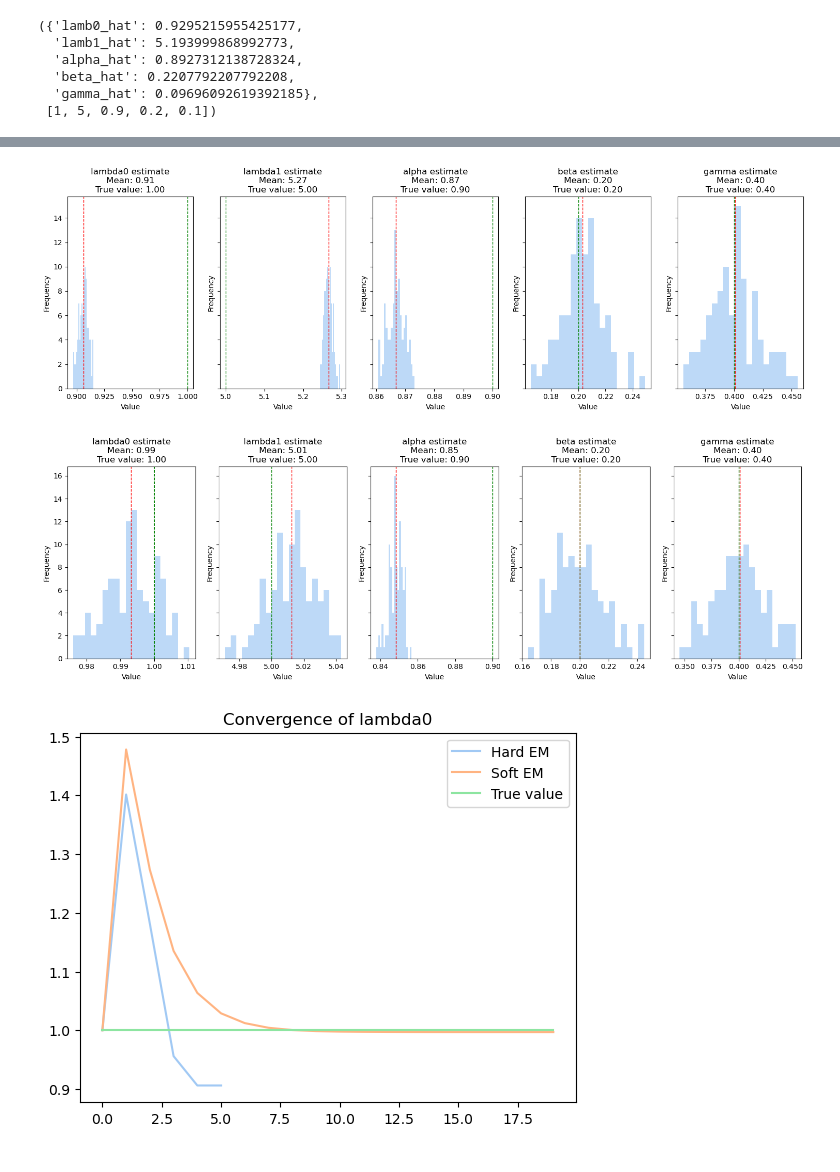
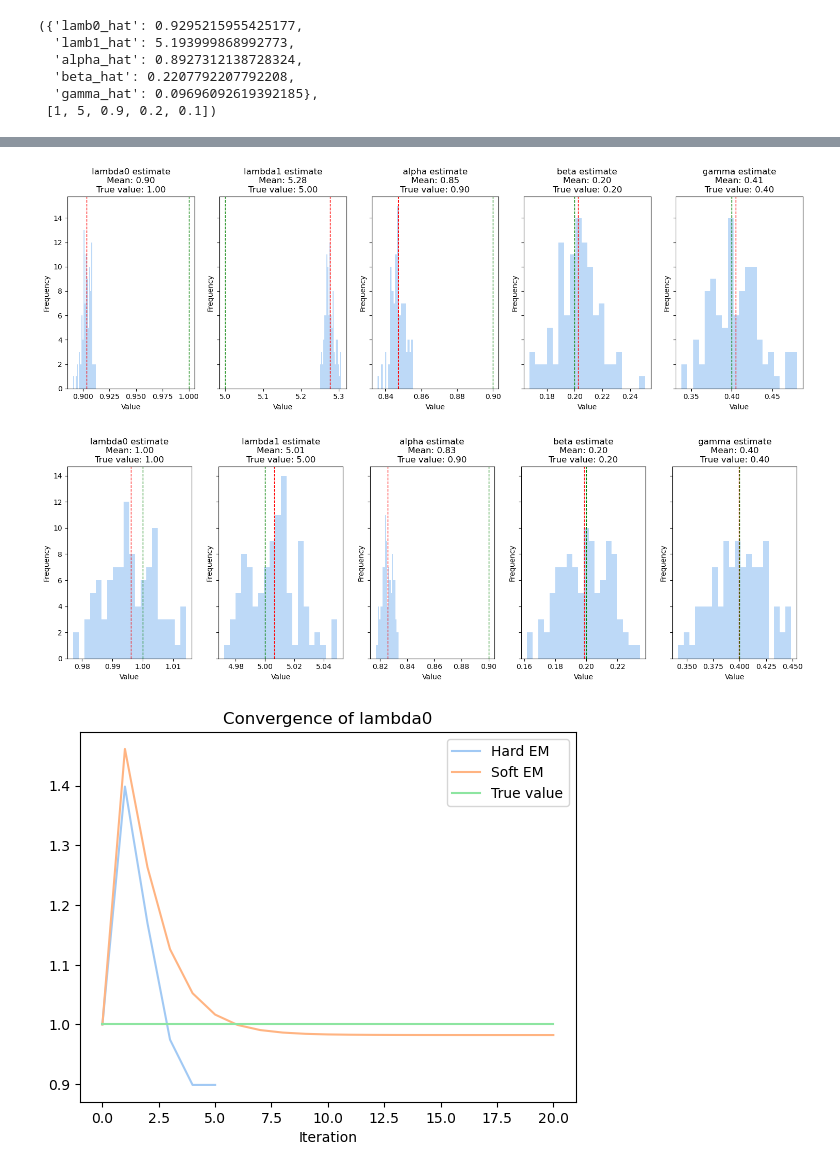
Before and after one commit to otto-groen-roepstorff/modcomp-project, a Jupyter notebook: code/master.ipynb, the cells around one changed output, grey strips where cells are left out. Drawn from its saved outputs; the diff is of its cells as text; code cells hidden in the pictures.

```diff
--- a/code/master.ipynb
+++ b/code/master.ipynb
@@ -218,7 +218,7 @@ class Markov_model:
 
         #Finding first T-1 messages
         for i in range(1, self.T-1):
-            delta_Mi_to_Nij[i] = np.einsum("c, cZ -> Z", self.delta_Li_to_Mi[i] * self.delta_Li_to_Mi_plus[i], self.Z_given_C)
+            delta_Mi_to_Nij[i] = np.einsum("c, cZ -> Z", self.delta_Li_to_Mi[i] * self.delta_Li_to_Mi_plus[i-1], self.Z_given_C)
             #delta_Mi_to_Nij[i] = np.einsum("c, cZ -> Z", self.delta_Li_to_Mi[i], self.Z_given_C)
 
         #Finding last message
@@ -1120,7 +1120,7 @@ for i in range(N_rep):
 
 plot_est(par_estimates_hardEM_largen, "hardem_largen.png", model)
 # %% [output]
-[figure, old version]
+[figure, new version]
 # %%
 par_estimates_softEM_largen = np.empty(shape =(N_rep,5))
 for i in range(N_rep):
@@ -1130,19 +1130,20 @@ for i in range(N_rep):
 
 plot_est(par_estimates_softEM_largen, "softem_largen.png", model)
 # %% [output]
-[figure, old version]
+[figure, new version]
 # %%
 _, conv_check_hard = hardEM(model.X, initial_dic=initial_dic)
 _, conv_check_soft = softEM(model.X, initial_dic=initial_dic)
 # %%
 plt.plot(conv_check_hard[:,0], label = "Hard EM")
 plt.plot(conv_check_soft[:,0], label = "Soft EM")
 plt.plot([model.lamb0] * len(conv_check_soft[:,0]), label = "True value")
 plt.legend()
+plt.xlabel('Iteration')
 plt.title("Convergence of lambda0")
 plt.savefig("lambda0_conv.png")
 # %% [output]
-[figure, old version]
+[figure, new version]
 # %%
 plt.plot(conv_check_hard[:,1], label = "Hard EM")
 plt.plot(conv_check_soft[:,1], label = "Soft EM")
```
Also changed, not shown: parts of 8 cells of this notebook, 9 other files.
